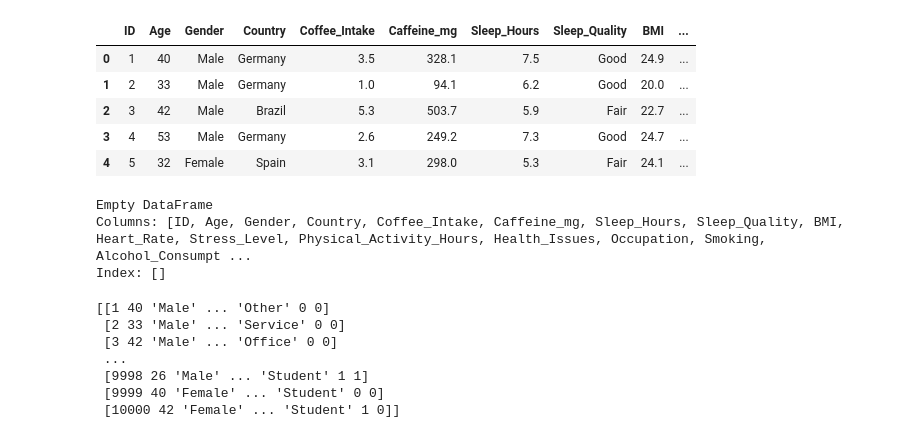
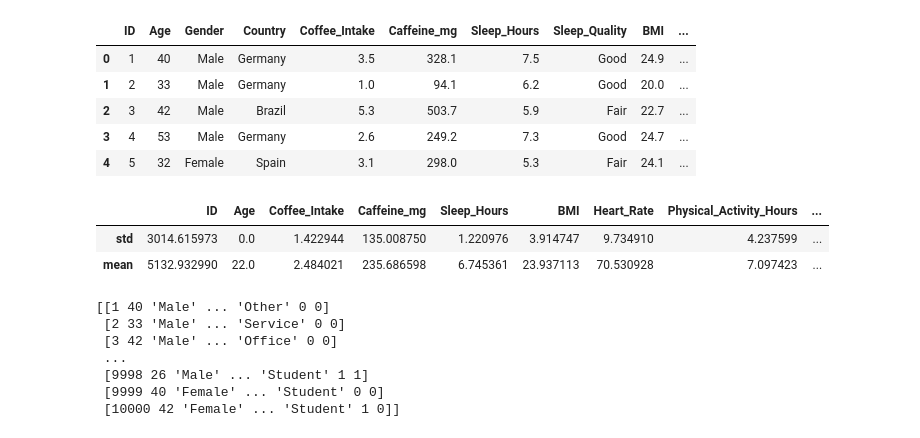
Before and after one commit to RicemanBoy/ML-supervised-project, a Jupyter notebook: coffee.ipynb, the cells around one changed output. Cells and saved outputs as stored; diff of their text form; code cells hidden in the pictures.

Commit message:
describe() sehr mächtig

```diff
--- a/coffee.ipynb
+++ b/coffee.ipynb
@@ -18,13 +18,13 @@ df.head()
 | 3 | 4 | 53 | Male | Germany | 2.6 | 249.2 | 7.3 | Good | 24.7 | ... |
 | 4 | 5 | 32 | Female | Spain | 3.1 | 298.0 | 5.3 | Fair | 24.1 | ... |
 # %%
-hmm = df[df["Age"] == 79]
+hmm = df[df["Age"] == 22]
 
-print(hmm)
+hmm.describe().loc[['std',"mean"]]
 # %% [output]
-Empty DataFrame
-Columns: [ID, Age, Gender, Country, Coffee_Intake, Caffeine_mg, Sleep_Hours, Sleep_Quality, BMI, Heart_Rate, Stress_Level, Physical_Activity_Hours, Health_Issues, Occupation, Smoking, Alcohol_Consumpt ...
-Index: []
+|  | ID | Age | Coffee_Intake | Caffeine_mg | Sleep_Hours | BMI | Heart_Rate | Physical_Activity_Hours | ... |
+| std | 3014.615973 | 0.0 | 1.422944 | 135.008750 | 1.220976 | 3.914747 | 9.734910 | 4.237599 | ... |
+| mean | 5132.932990 | 22.0 | 2.484021 | 235.686598 | 6.745361 | 23.937113 | 70.530928 | 7.097423 | ... |
 # %%
 data = df.to_numpy()
 
```
